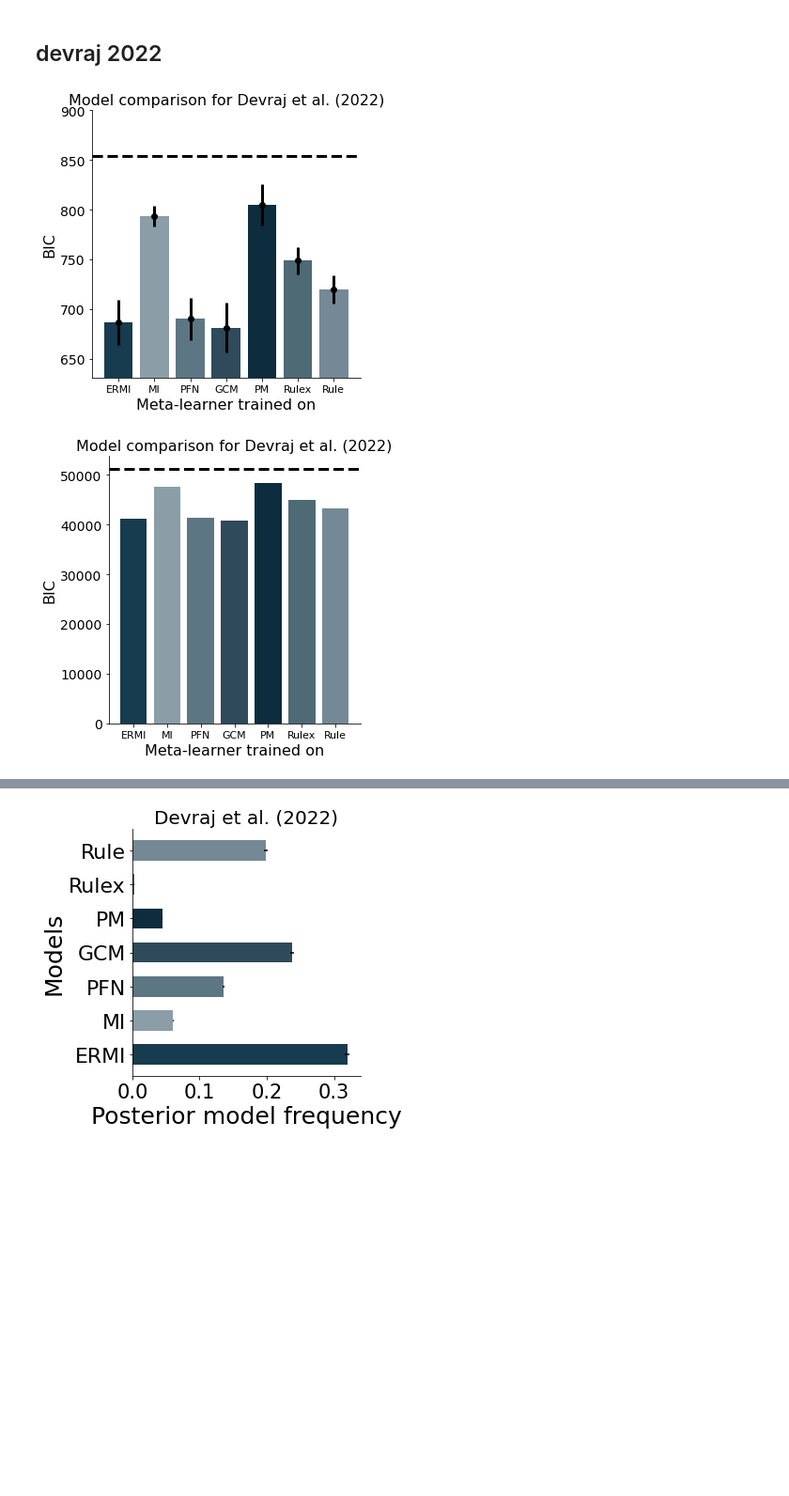
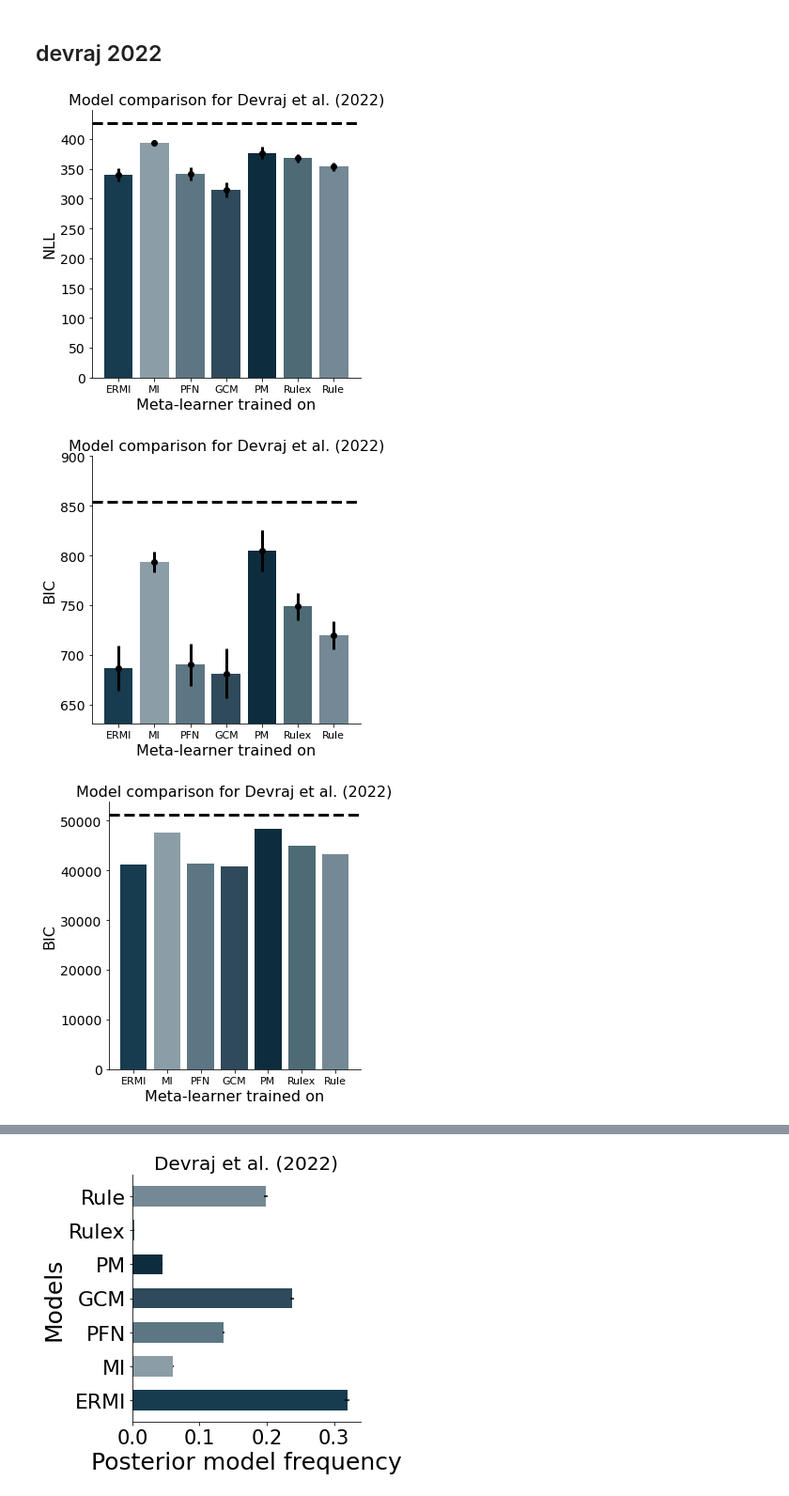
Before and after one commit to akjagadish/vanilla-llama, a Jupyter notebook: categorisation/notebooks/model_comparison.ipynb, the cells around one changed output, grey strips where cells are left out. Shown at 94% size. Cells and saved outputs as stored; diff of their text form; code cells hidden in the pictures; blank space fills up the shorter version.

```diff
--- a/categorisation/notebooks/model_comparison.ipynb
+++ b/categorisation/notebooks/model_comparison.ipynb
@@ -176,23 +176,23 @@ MODELS = ['ERMI', 'MI', 'PFN', 'GCM', 'PM', 'Rulex', 'Rule']
 MODELS = MODELS[:len(nlls)]
 # set colors depending on number of models in MODELS
 colors = ['#173b4f', '#8b9da7', '#5d7684', '#2f4a5a', '#0d2c3d', '#4d6a75', '#748995']
-# compare mean nlls across models in a bar plot
-# f, ax = plt.subplots(1, 1, figsize=(5,5))
-# bar_positions = np.arange(len(nlls))*0.5
-# ax.bar(bar_positions, np.array(nlls).mean(1), color=colors, width=0.4)
-# ax.errorbar(bar_positions, np.array(nlls).mean(1), yerr=np.array(nlls).std(1)/np.sqrt(num_participants-1), c='k', lw=3, fmt="o")
-# # add chance level line for 616 trials with binary choices
-# ax.axhline(y=-np.log(0.5)*num_trials, color='k', linestyle='--', lw=3)
-# ax.set_xlabel('Meta-learner trained on', fontsize=FONTSIZE)
-# ax.set_ylabel('NLL', fontsize=FONTSIZE)
-# ax.set_xticks(bar_positions)  # Set x-tick positions to bar_positions
-# ax.set_xticklabels(MODELS, fontsize=FONTSIZE-5)  # Assign category names to x-tick labels
-# ax.set_title(f'Model comparison for Devraj et al. (2022)', fontsize=FONTSIZE)
-# # plt.xticks(fontsize=FONTSIZE-2)
-# plt.yticks(fontsize=FONTSIZE-2)
-# sns.despine()
-# f.tight_layout()
-# plt.show()
+## compare mean nlls across models in a bar plot
+f, ax = plt.subplots(1, 1, figsize=(5,5))
+bar_positions = np.arange(len(nlls))*0.5
+ax.bar(bar_positions, np.array(nlls).mean(1), color=colors, width=0.4)
+ax.errorbar(bar_positions, np.array(nlls).mean(1), yerr=np.array(nlls).std(1)/np.sqrt(num_participants-1), c='k', lw=3, fmt="o")
+# add chance level line for 616 trials with binary choices
+ax.axhline(y=-np.log(0.5)*num_trials, color='k', linestyle='--', lw=3)
+ax.set_xlabel('Meta-learner trained on', fontsize=FONTSIZE)
+ax.set_ylabel('NLL', fontsize=FONTSIZE)
+ax.set_xticks(bar_positions)  # Set x-tick positions to bar_positions
+ax.set_xticklabels(MODELS, fontsize=FONTSIZE-5)  # Assign category names to x-tick labels
+ax.set_title(f'Model comparison for Devraj et al. (2022)', fontsize=FONTSIZE)
+# plt.xticks(fontsize=FONTSIZE-2)
+plt.yticks(fontsize=FONTSIZE-2)
+sns.despine()
+f.tight_layout()
+plt.show()
 
 # compare mean bics across models in a bar plot
 #bics = np.array(bics)[:, keep_participants]
@@ -222,32 +222,33 @@ ax.bar(bar_positions, np.array(bics).sum(1), color=colors, width=0.4)
 # add chance level line for 616 trials with binary choices
 ax.axhline(y=-np.log(0.5)*num_trials*2*num_participants, color='k', linestyle='--', lw=3)
 ax.set_xlabel('Meta-learner trained on', fontsize=FONTSIZE)
 ax.set_ylabel('BIC', fontsize=FONTSIZE)
 ax.set_xticks(bar_positions)  # Set x-tick positions to bar_positions
 ax.set_xticklabels(MODELS, fontsize=FONTSIZE-5)  # Assign category names to x-tick labels
 ax.set_title(f'Model comparison for Devraj et al. (2022)', fontsize=FONTSIZE)
 # ax.set_ylim([np.array(bics).mean(1).min()-50, 900])
 # plt.xticks(fontsize=FONTSIZE-2)
 plt.yticks(fontsize=FONTSIZE-2)
 sns.despine()
 f.tight_layout()
 plt.show()
 
 # num_participants = len(nlls[0])
 # # compare mean r2s across models in a bar plot
 # f, ax = plt.subplots(1, 1, figsize=(5,5))
 # bar_positions = np.arange(len(r2s))*0.5
 # ax.bar(bar_positions, np.array(r2s).mean(1), color=colors, width=0.4)
 # ax.errorbar(bar_positions, np.array(r2s).mean(1), yerr=np.array(r2s).std(1)/np.sqrt(num_participants-1), c='k', lw=3, fmt="o")
 # ax.set_xlabel('Meta-learner trained on', fontsize=FONTSIZE)
 # ax.set_ylabel('R2', fontsize=FONTSIZE)
 # ax.set_xticks(bar_positions)  # Set x-tick positions to bar_positions
 # ax.set_xticklabels(MODELS, fontsize=FONTSIZE-5)  # Assign category names to x-tick labels
 # ax.set_title(f'Model comparison for Devraj et al. (2022)', fontsize=FONTSIZE)
 # plt.yticks(fontsize=FONTSIZE-2)
 # sns.despine()
 # f.tight_layout()
 # plt.show()
 # %% [output]
-[figure, old version]
+[figure, new version]
-[figure, old version]
+[figure, new version]
+[figure, added]
```
Also changed, not shown: parts of 2 cells of this notebook, 2 other files.
